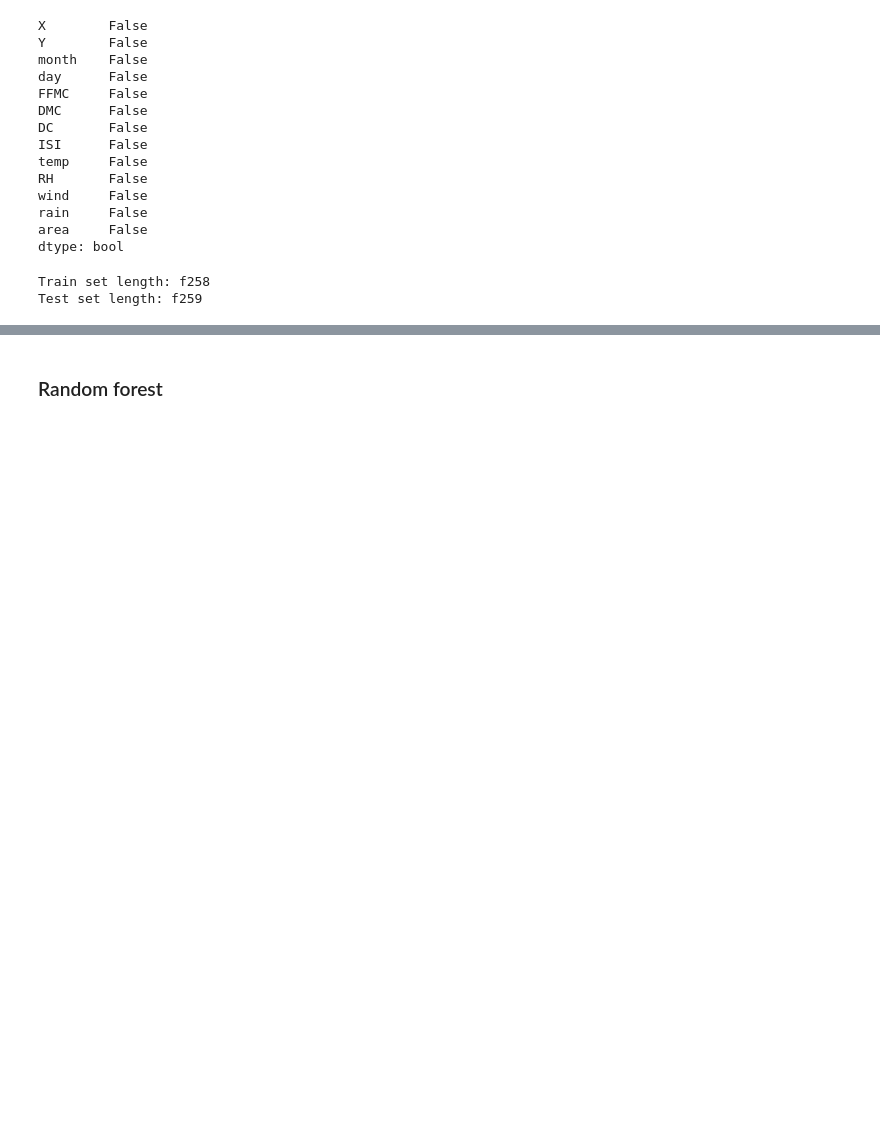
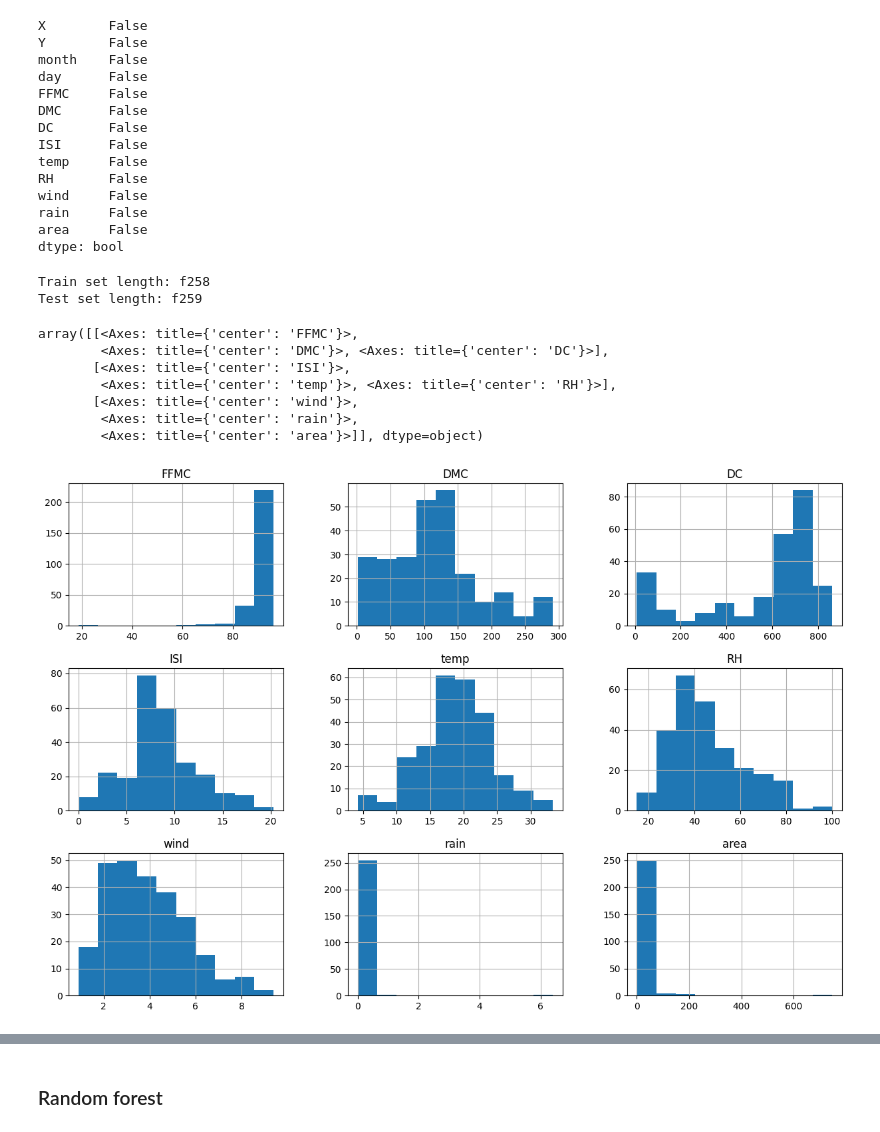
Before and after one commit to krskovape/Machine_learning, a Jupyter notebook: LAB_mlgeo_test_1/LAB_mlgeo_test_1_assignment_Krsková.ipynb, the cells around one changed output, grey strips where cells are left out. Saved outputs shown, nothing was run; the diff lists cells and outputs as text; code cells hidden in the pictures; blank space fills up the shorter version.

```diff
--- a/LAB_mlgeo_test_1/LAB_mlgeo_test_1_assignment_Krsková.ipynb
+++ b/LAB_mlgeo_test_1/LAB_mlgeo_test_1_assignment_Krsková.ipynb
@@ -233,3 +234,15 @@ y_train = train_set['area']
 # prepare testing data
 X_test = test_set.drop('area', axis=1)
 y_test = test_set['area']
+# %%
+# plot histogram for training set
+train_set.hist(figsize=(15,10))
+# %% [output]
+array([[<Axes: title={'center': 'FFMC'}>,
+        <Axes: title={'center': 'DMC'}>, <Axes: title={'center': 'DC'}>],
+       [<Axes: title={'center': 'ISI'}>,
+        <Axes: title={'center': 'temp'}>, <Axes: title={'center': 'RH'}>],
+       [<Axes: title={'center': 'wind'}>,
+        <Axes: title={'center': 'rain'}>,
+        <Axes: title={'center': 'area'}>]], dtype=object)
+[figure, added]
```
Also changed, not shown: parts of 14 cells of this notebook.
